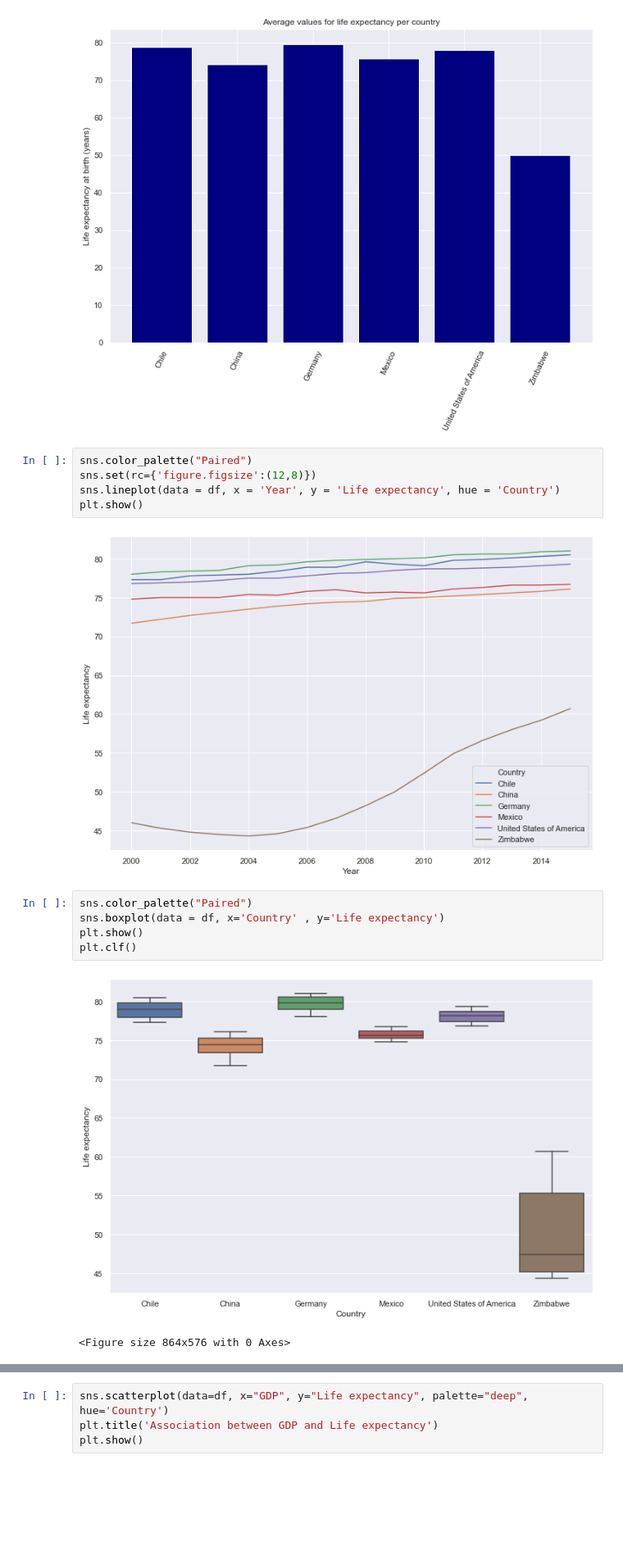
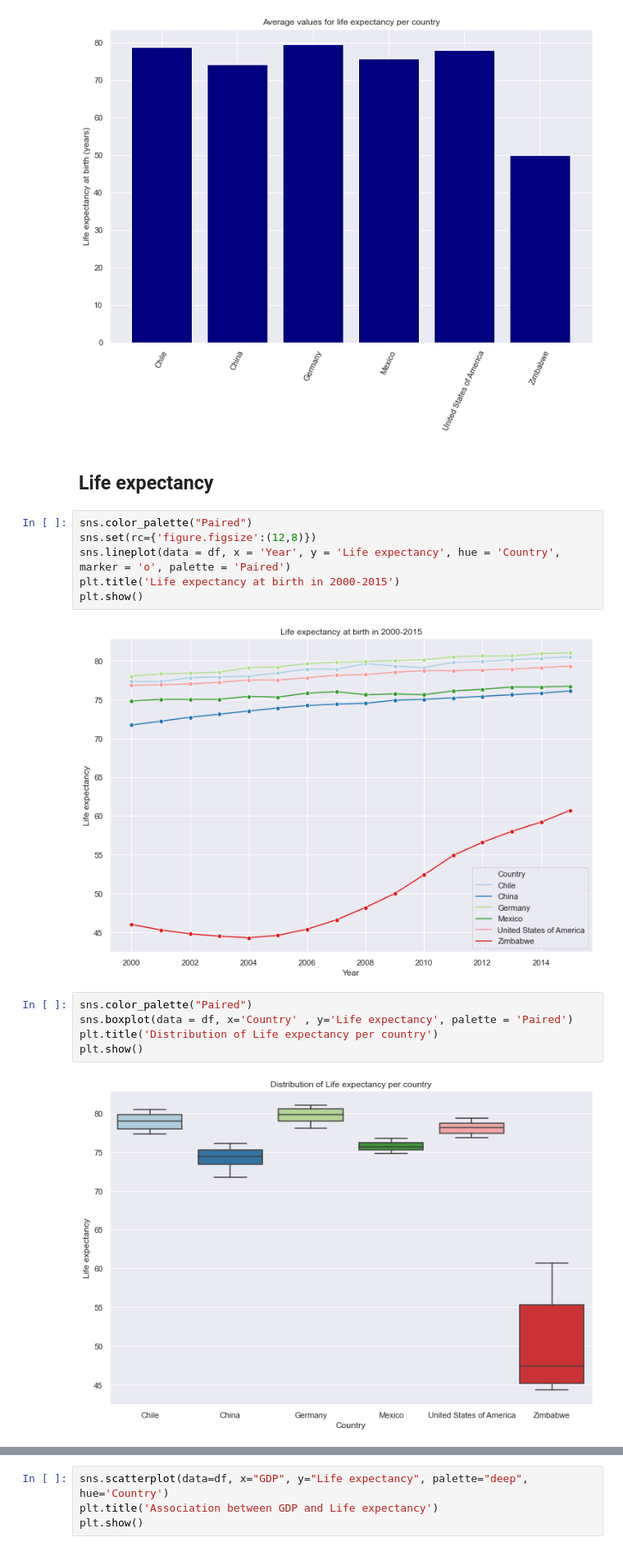
Before and after one commit to stormborn333/Life_Expectancy_and_GDP, a Jupyter notebook: life_expectancy_gdp.ipynb, the cells around one changed output, grey strips where cells are left out. Shown at 82% size. Saved outputs shown, nothing was run; the diff lists cells and outputs as text; blank space fills up the shorter version.

```diff
--- a/life_expectancy_gdp.ipynb
+++ b/life_expectancy_gdp.ipynb
@@ -73,18 +76,20 @@ plt.title('Average values for life expectancy per country')
 plt.show()
 # %% [output]
 [figure]
+# %% [markdown]
+## Life expectancy
 # %%
 sns.color_palette("Paired")
 sns.set(rc={'figure.figsize':(12,8)})
-sns.lineplot(data = df, x = 'Year', y = 'Life expectancy', hue = 'Country')
+sns.lineplot(data = df, x = 'Year', y = 'Life expectancy', hue = 'Country', marker = 'o', palette = 'Paired')
+plt.title('Life expectancy at birth in 2000-2015')
 plt.show()
 # %% [output]
-[figure, old version]
+[figure, new version]
 # %%
 sns.color_palette("Paired")
-sns.boxplot(data = df, x='Country' , y='Life expectancy')
+sns.boxplot(data = df, x='Country' , y='Life expectancy', palette = 'Paired')
+plt.title('Distribution of Life expectancy per country')
 plt.show()
-plt.clf()
 # %% [output]
-[figure, old version]
+[figure, new version]
-<Figure size 864x576 with 0 Axes>
```
Also changed, not shown: parts of 9 cells of this notebook.
